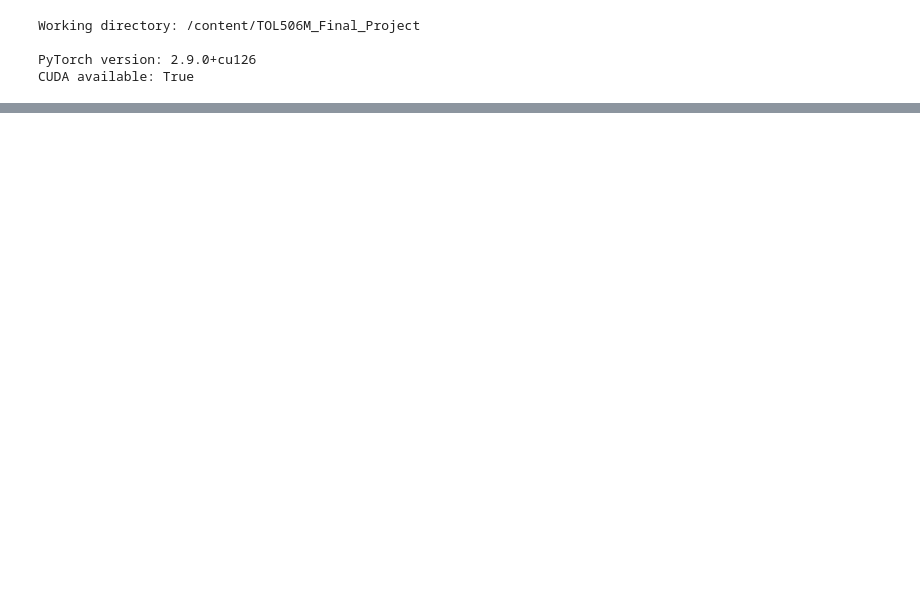
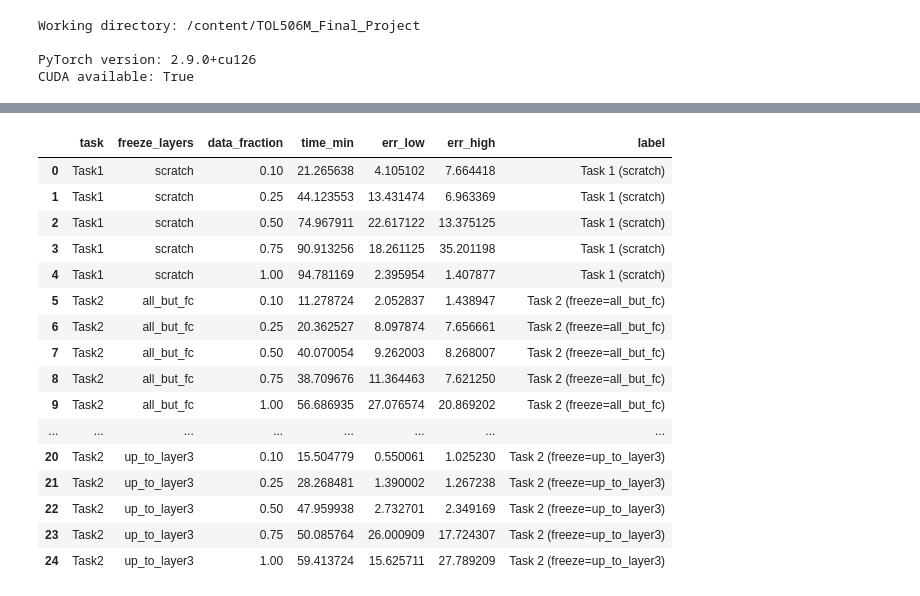
Before and after one commit to LuizaRamos/TOL506M_Final_Project, a Jupyter notebook: notebooks/04_learning_curves.ipynb, the cells around one changed output, grey strips where cells are left out. Saved outputs shown, nothing was run; the diff lists cells and outputs as text; code cells hidden in the pictures; blank space fills up the shorter version.

```diff
--- a/notebooks/04_learning_curves.ipynb
+++ b/notebooks/04_learning_curves.ipynb
@@ -291,0 +189,21 @@ Task 2 files not found, skipping task 2 in the plot
+# %%
+df = pd.DataFrame(task1_records + task2_records)
+df
+# %% [output]
+|  | task | freeze_layers | data_fraction | time_min | err_low | err_high | label |
+| 0 | Task1 | scratch | 0.10 | 21.265638 | 4.105102 | 7.664418 | Task 1 (scratch) |
+| 1 | Task1 | scratch | 0.25 | 44.123553 | 13.431474 | 6.963369 | Task 1 (scratch) |
+| 2 | Task1 | scratch | 0.50 | 74.967911 | 22.617122 | 13.375125 | Task 1 (scratch) |
+| 3 | Task1 | scratch | 0.75 | 90.913256 | 18.261125 | 35.201198 | Task 1 (scratch) |
+| 4 | Task1 | scratch | 1.00 | 94.781169 | 2.395954 | 1.407877 | Task 1 (scratch) |
+| 5 | Task2 | all_but_fc | 0.10 | 11.278724 | 2.052837 | 1.438947 | Task 2 (freeze=all_but_fc) |
+| 6 | Task2 | all_but_fc | 0.25 | 20.362527 | 8.097874 | 7.656661 | Task 2 (freeze=all_but_fc) |
+| 7 | Task2 | all_but_fc | 0.50 | 40.070054 | 9.262003 | 8.268007 | Task 2 (freeze=all_but_fc) |
+| 8 | Task2 | all_but_fc | 0.75 | 38.709676 | 11.364463 | 7.621250 | Task 2 (freeze=all_but_fc) |
+| 9 | Task2 | all_but_fc | 1.00 | 56.686935 | 27.076574 | 20.869202 | Task 2 (freeze=all_but_fc) |
+| ... | ... | ... | ... | ... | ... | ... | ... |
+| 20 | Task2 | up_to_layer3 | 0.10 | 15.504779 | 0.550061 | 1.025230 | Task 2 (freeze=up_to_layer3) |
+| 21 | Task2 | up_to_layer3 | 0.25 | 28.268481 | 1.390002 | 1.267238 | Task 2 (freeze=up_to_layer3) |
+| 22 | Task2 | up_to_layer3 | 0.50 | 47.959938 | 2.732701 | 2.349169 | Task 2 (freeze=up_to_layer3) |
+| 23 | Task2 | up_to_layer3 | 0.75 | 50.085764 | 26.000909 | 17.724307 | Task 2 (freeze=up_to_layer3) |
+| 24 | Task2 | up_to_layer3 | 1.00 | 59.413724 | 15.625711 | 27.789209 | Task 2 (freeze=up_to_layer3) |
```
Also changed, not shown: parts of 7 cells of this notebook.
